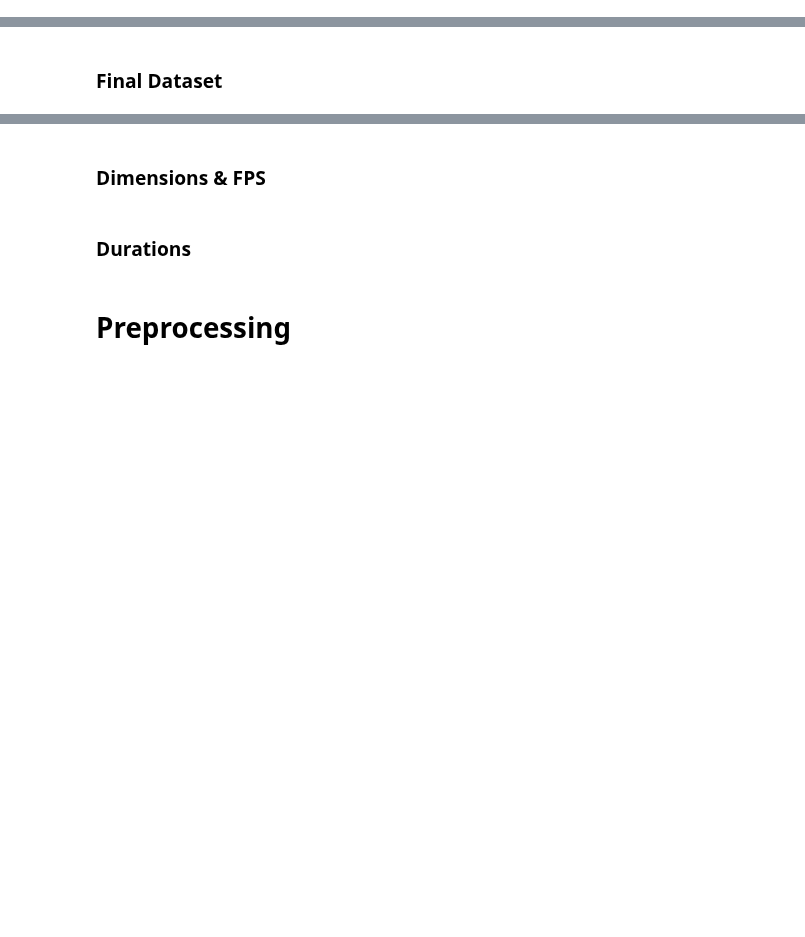
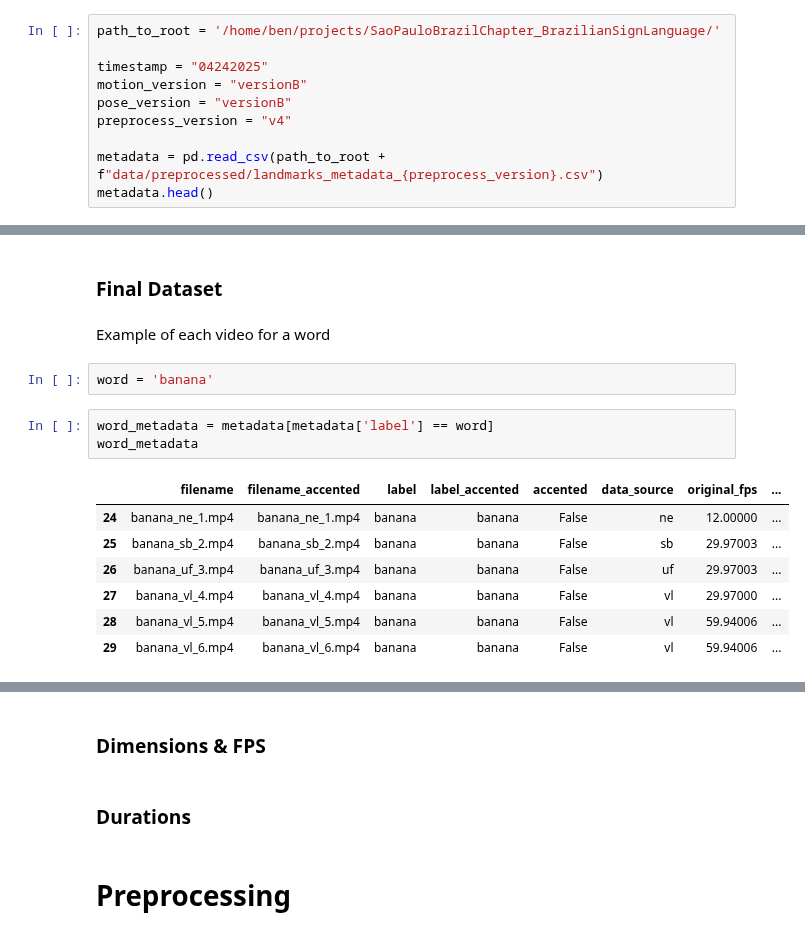
Before and after one commit to patrickf949/SaoPauloBrazilChapter_BrazilianSignLanguage, a Jupyter notebook: code/4_Report_Visualizations.ipynb, the cells around one changed output, grey strips where cells are left out. Cells and saved outputs as stored; diff of their text form; blank space fills up the shorter version.

```diff
--- a/code/4_Report_Visualizations.ipynb
+++ b/code/4_Report_Visualizations.ipynb
@@ -0,0 +30,10 @@
+# %%
+path_to_root = '/home/ben/projects/SaoPauloBrazilChapter_BrazilianSignLanguage/'
+
+timestamp = "04242025"
+motion_version = "versionB"
+pose_version = "versionB"
+preprocess_version = "v4"
+
+metadata = pd.read_csv(path_to_root + f"data/preprocessed/landmarks_metadata_{preprocess_version}.csv")
+metadata.head()
@@ -3,2 +96,17 @@
 # %% [markdown]
 ### Final Dataset
+# %% [markdown]
+Example of each video for a word
+# %%
+word = 'banana'
+# %%
+word_metadata = metadata[metadata['label'] == word]
+word_metadata
+# %% [output]
+|  | filename | filename_accented | label | label_accented | accented | data_source | original_fps | ... |
+| 24 | banana_ne_1.mp4 | banana_ne_1.mp4 | banana | banana | False | ne | 12.00000 | ... |
+| 25 | banana_sb_2.mp4 | banana_sb_2.mp4 | banana | banana | False | sb | 29.97003 | ... |
+| 26 | banana_uf_3.mp4 | banana_uf_3.mp4 | banana | banana | False | uf | 29.97003 | ... |
+| 27 | banana_vl_4.mp4 | banana_vl_4.mp4 | banana | banana | False | vl | 29.97000 | ... |
+| 28 | banana_vl_5.mp4 | banana_vl_5.mp4 | banana | banana | False | vl | 59.94006 | ... |
+| 29 | banana_vl_6.mp4 | banana_vl_6.mp4 | banana | banana | False | vl | 59.94006 | ... |
```
Also changed, not shown: parts of 20 cells of this notebook, 3 other files.
